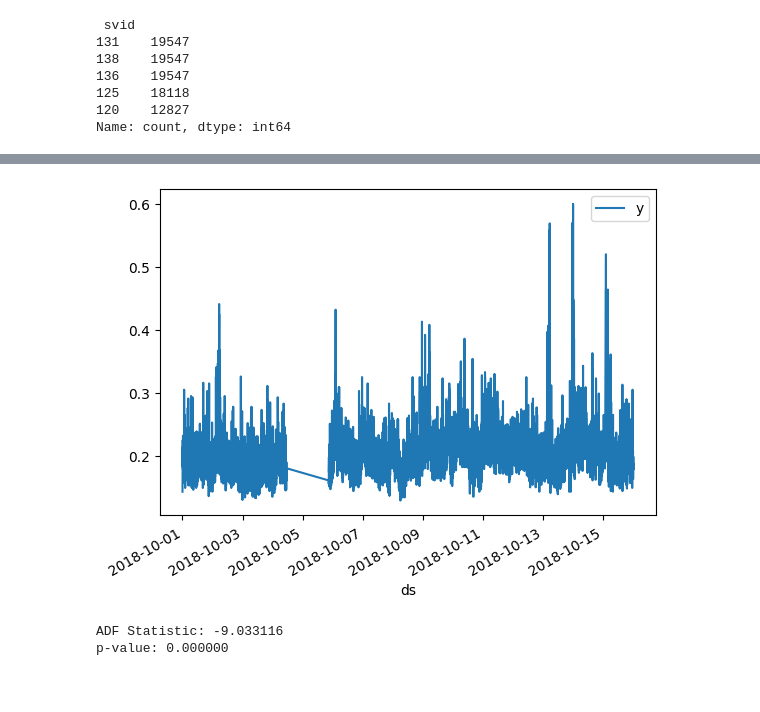
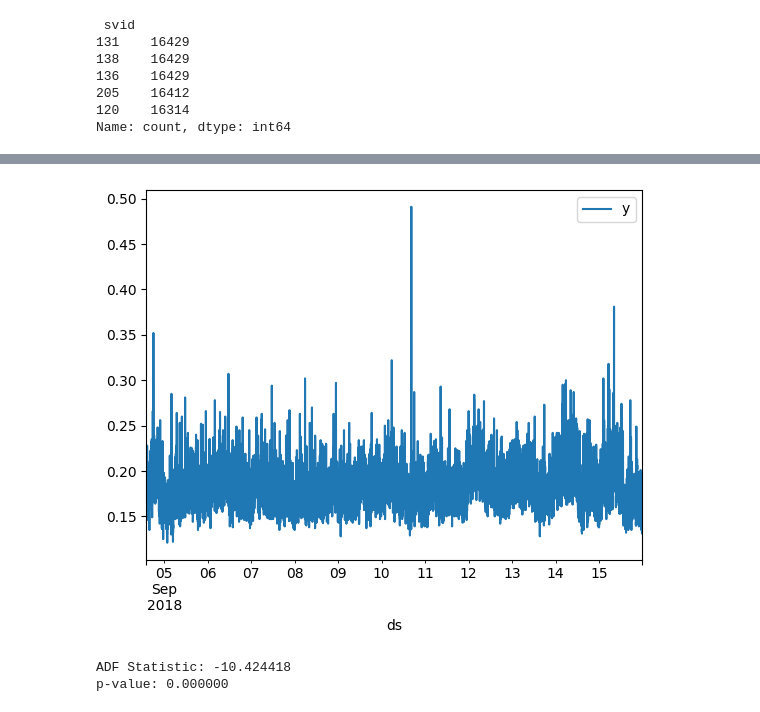
Before and after one commit to Lemateus/TCC, a Jupyter notebook: LSTM/Arima/arima.ipynb, the cells around one changed output, grey strips where cells are left out. Drawn from its saved outputs; the diff is of its cells as text; code cells hidden in the pictures.

```diff
--- a/LSTM/Arima/arima.ipynb
+++ b/LSTM/Arima/arima.ipynb
@@ -3,7 +3,7 @@ import pandas as pd
 import matplotlib.pyplot as plt
 
 # Load the dataset
-data = pd.read_csv('/home/lemateus/TCC/cintilacao/data/PRU2_2018-10-01_2018-10-15_bb7dc5eebff60d3a4aa2ab4ccb5cfb87EDITADO.csv', na_values=[' ', ''])
+data = pd.read_csv('/home/lemateus/TCC/cintilacao/data/PRU2_2018-09-01_2018-09-15_9464c9cda8dce80d71af4c0f7524355bEDITADO.csv', na_values=[' ', ''])
 
 data['time_utc'] = pd.to_datetime(data['time_utc'], format='%Y-%m-%d %H:%M:%S')
 data = data.loc[data['time_utc']>'2018-09-04 14:10:00']
@@ -18,9 +18,9 @@ data.plot(x='ds', y='y')
 data.max()
 # %% [output]
  svid
-131    19547
-138    19547
-136    19547
-125    18118
-120    12827
+131    16429
+138    16429
+136    16429
+205    16412
+120    16314
 Name: count, dtype: int64
@@ -29,5 +29,5 @@ y                     0.6
 dtype: object
-[figure, old version]
+[figure, new version]
 # %%
 from statsmodels.tsa.stattools import adfuller
 
@@ -36,7 +36,7 @@ adf_test = adfuller(data['y'])
 print('ADF Statistic: %f' % adf_test[0])
 print('p-value: %f' % adf_test[1])
 # %% [output]
-ADF Statistic: -9.033116
+ADF Statistic: -10.424418
 p-value: 0.000000
 # %%
 from statsmodels.graphics.tsaplots import plot_acf, plot_pacf
```
Also changed, not shown: parts of 4 cells of this notebook, 34 other files.
